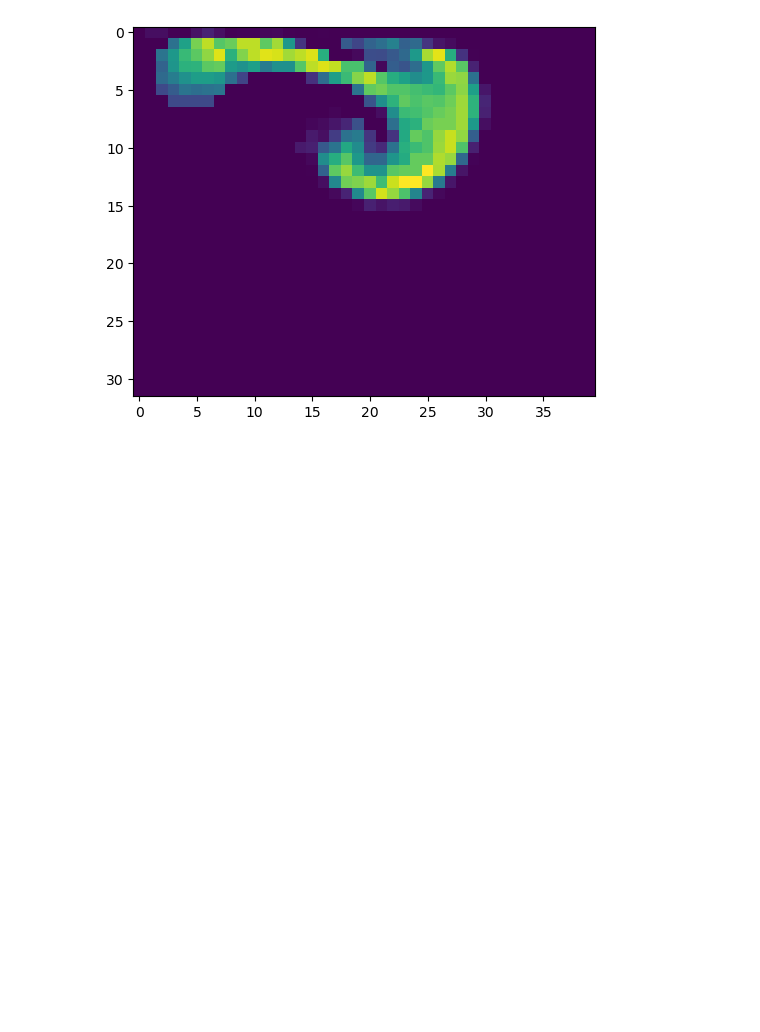
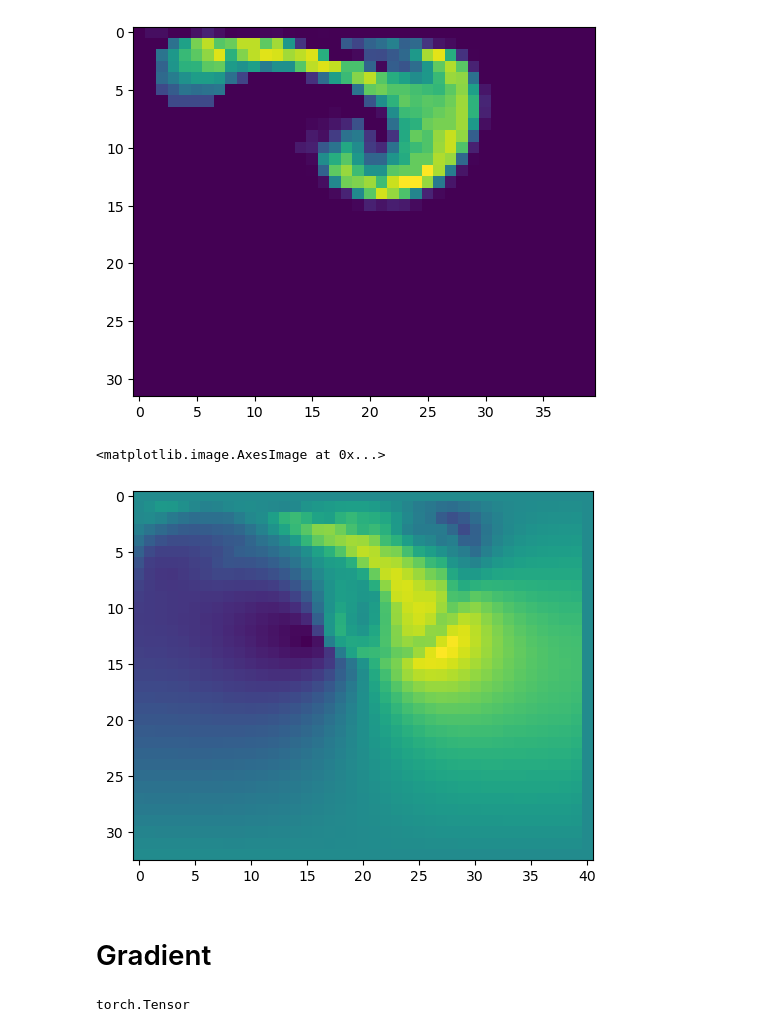
Before and after one commit to Harshjoon/Fluid_sim_ml, a Jupyter notebook: Phi_flow/Phi_flow.ipynb, the cells around one changed output. Saved outputs shown, nothing was run; the diff lists cells and outputs as text; code cells hidden in the pictures; blank space fills up the shorter version.

Commit message:
phiflow with gradient

```diff
--- a/Phi_flow/Phi_flow.ipynb
+++ b/Phi_flow/Phi_flow.ipynb
@@ -39,13 +39,15 @@ vis.plot(smoke)
 [figure]
 # %%
 trajectory = [smoke]
+Velocity   = [velocity]
 for i in range(20):
-  print(i, end=' ')
-  smoke = advect.mac_cormack(smoke, velocity, dt=1) + INFLOW
-  buoyancy_force = smoke * (0, 0.5) @ velocity
-  velocity = advect.semi_lagrangian(velocity, velocity, dt=1) + buoyancy_force
-  velocity, _ = fluid.make_incompressible(velocity)
-  trajectory.append(smoke)
+    print(i, end=' ')
+    smoke = advect.mac_cormack(smoke, velocity, dt=1) + INFLOW
+    buoyancy_force = smoke * (0, 0.5) @ velocity
+    velocity = advect.semi_lagrangian(velocity, velocity, dt=1) + buoyancy_force
+    velocity, _ = fluid.make_incompressible(velocity)
+    trajectory.append(smoke)
+    Velocity.append(velocity)
 trajectory = field.stack(trajectory, batch('time'))
 vis.plot(trajectory, animate='time')
 # %% [output]
@@ -173,4 +219,4 @@ dir(velocity.data)
 TypeError: 'Shape' object is not callable
 # %%
 density  = np.array(smoke.data)
-vel = np.array(velocity.data)
+vel = np.array(velocity.staggered_tensor())
@@ -181,3 +229,10 @@ plt.imshow(a[0])
 # %% [output]
 <matplotlib.image.AxesImage at 0x...>
 [figure]
+# %%
+plt.imshow(vel[0][:,:,0])
+# %% [output]
+<matplotlib.image.AxesImage at 0x...>
+[figure, added]
+# %% [markdown]
+# Gradient
@@ -183,0 +246,4 @@ plt.imshow(a[0])
+# %%
+type(INFLOW.values.native(INFLOW.shape))
+# %% [output]
+torch.Tensor
```
Also changed, not shown: parts of 15 cells of this notebook.
